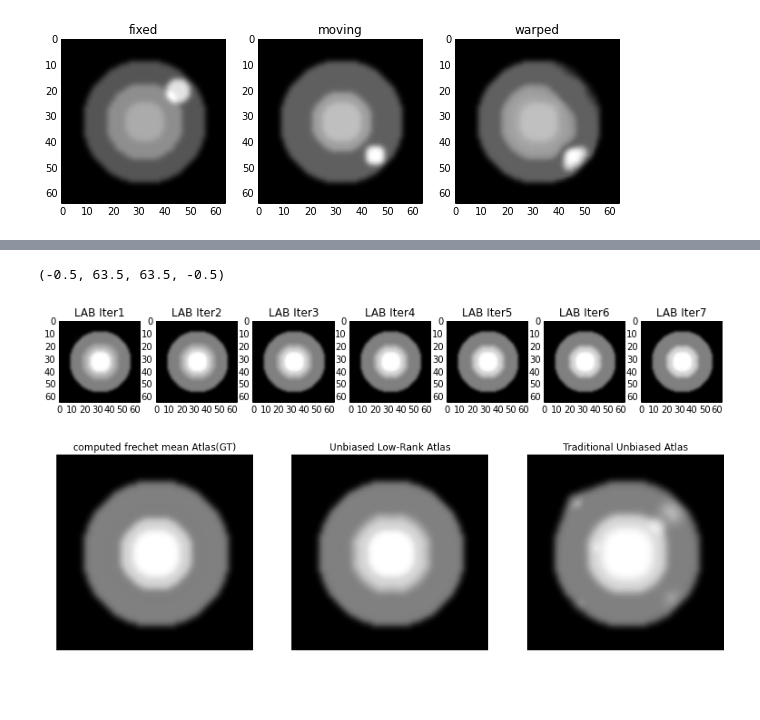
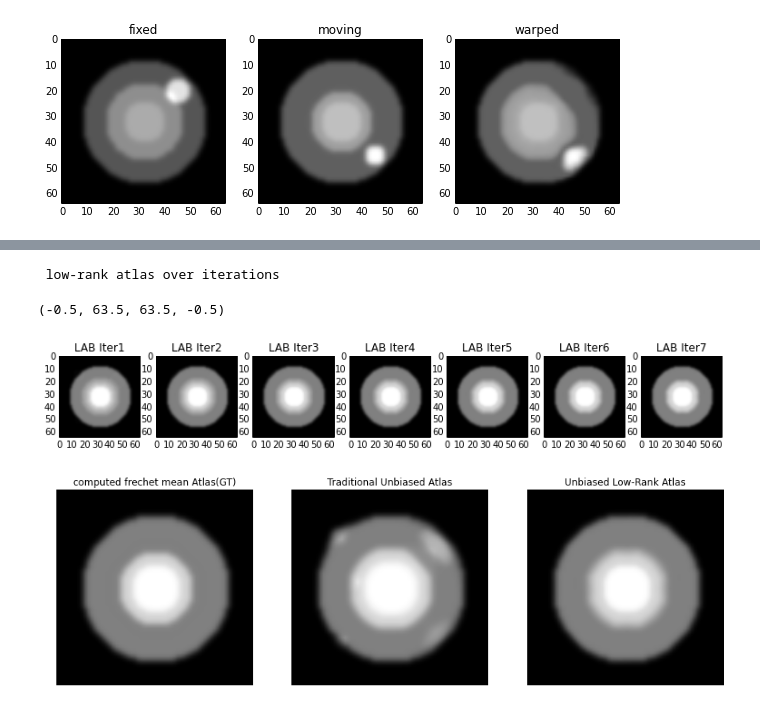
Before and after one commit to KitwareMedical/pyLAR, a Jupyter notebook: low_rank_atlas/notebook/LAB_2D_Simulation.ipynb, the cells around one changed output, grey strips where cells are left out. Saved outputs shown, nothing was run; the diff lists cells and outputs as text; code cells hidden in the pictures.

```diff
--- a/low_rank_atlas/notebook/LAB_2D_Simulation.ipynb
+++ b/low_rank_atlas/notebook/LAB_2D_Simulation.ipynb
@@ -311,37 +310,39 @@ RPCA takes:0.400000 seconds
 [figure]
 [figure]
 # %%
-# Compare
+# Compare results with traditional UAB
+print " low-rank atlas over iterations"
 plt.figure(figsize=(15,10))
 for currentIter in range(1,NUM_OF_ITERATIONS):
     fn = result_folder+ '/average_iter'+ str(currentIter) +'.nrrd'
     im_array = getImageArray(fn)
     plt.subplot(1,NUM_OF_ITERATIONS,currentIter)
     plt.imshow(im_array,cm.gray)
     plt.title( 'LAB Iter'+str(currentIter))
 
 plt.figure(figsize=(15,5))
 fn = result_folder + '/average_iter'+str(NUM_OF_ITERATIONS-1)+'.nrrd'
 im_array = getImageArray(fn)
-plt.subplot(1,3,2)
+plt.subplot(1,3,3)
 implot = plt.imshow(im_array,cm.gray)
 plt.title('Unbiased Low-Rank Atlas')
 plt.axis('off')
 
 fn = data_folder + '/fMeanSimu.nrrd'
 im_array = getImageArray(fn)
 plt.subplot(1,3,1)
 implot = plt.imshow(im_array,cm.gray)
 plt.title('computed frechet mean Atlas(GT)')
 plt.axis('off')
 
 fn = UAB_result_folder + '/aver_UAB_iter'+str(NUM_OF_ITERATIONS-1)+'.nrrd'
 im_array = getImageArray(fn)
-plt.subplot(1,3,0)
+plt.subplot(1,3,2)
 implot = plt.imshow(im_array,cm.gray)
 plt.title('Traditional Unbiased Atlas')
 plt.axis('off')
 # %% [output]
-(-0.5, 63.5, 63.5, -0.5)
+ low-rank atlas over iterations
+(-0.5, 63.5, 63.5, -0.5)
 [figure]
-[figure, old version]
+[figure, new version]
```
Also changed, not shown: parts of 4 cells of this notebook, 3 other files.
